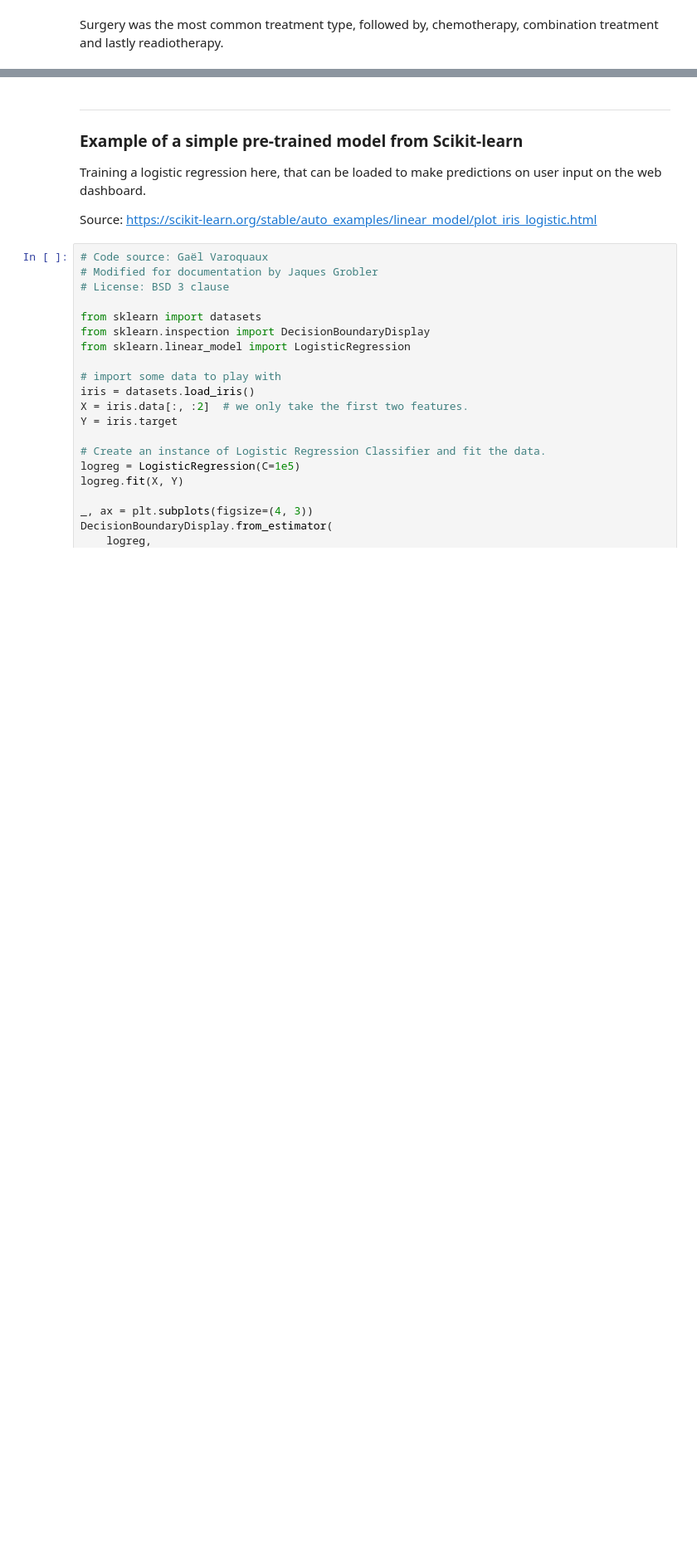
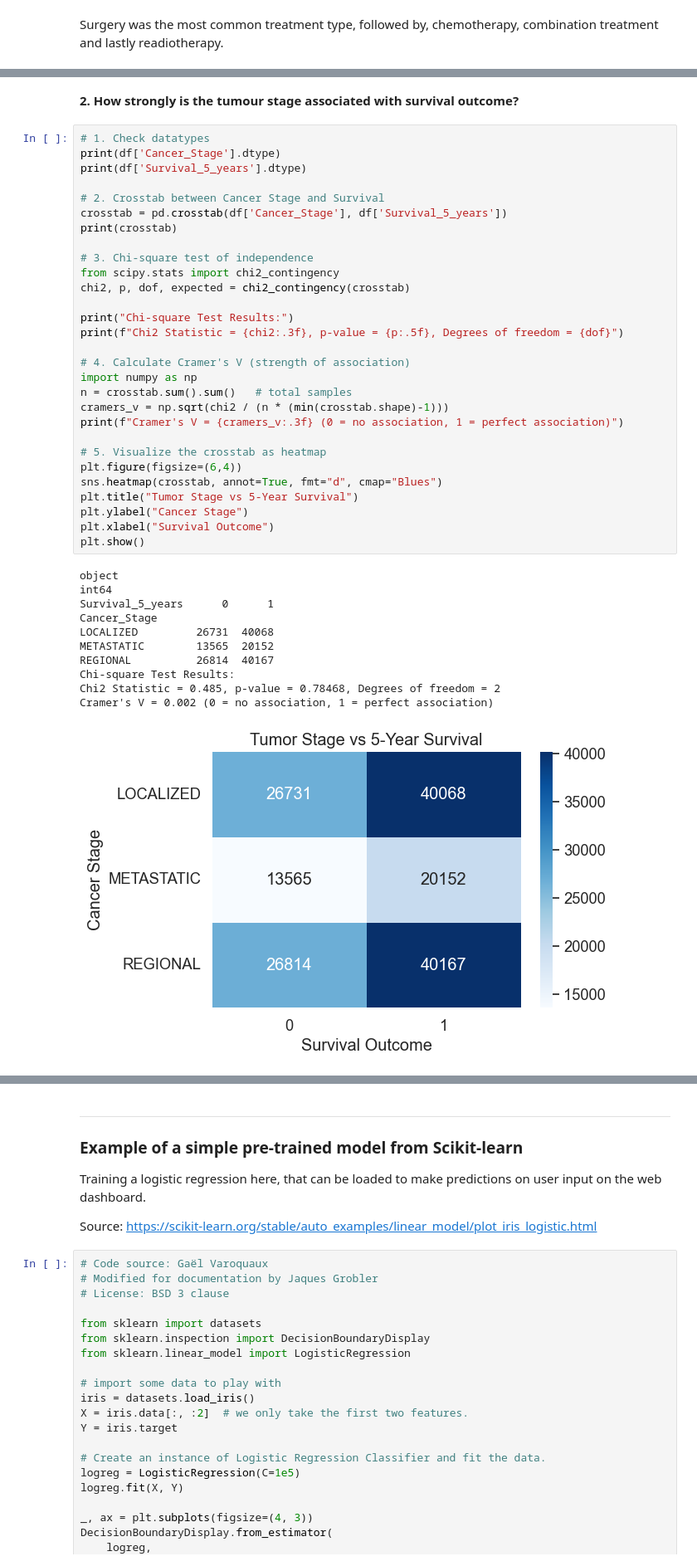
Before and after one commit to samriddhist/PROHI-dashboard-demo, a Jupyter notebook: jupyter-notebooks/data-analysis-pipeline.ipynb, the cells around one changed output, grey strips where cells are left out. Shown at 83% size. Saved outputs shown, nothing was run; the diff lists cells and outputs as text; blank space fills up the shorter version.

```diff
--- a/jupyter-notebooks/data-analysis-pipeline.ipynb
+++ b/jupyter-notebooks/data-analysis-pipeline.ipynb
@@ -660,0 +712,43 @@ Surgery was the most common treatment type, followed by, chemotherapy, combinati
+# %% [markdown]
+**2. How strongly is the tumour stage associated with survival outcome?**
+# %%
+# 1. Check datatypes
+print(df['Cancer_Stage'].dtype)
+print(df['Survival_5_years'].dtype)
+
+# 2. Crosstab between Cancer Stage and Survival
+crosstab = pd.crosstab(df['Cancer_Stage'], df['Survival_5_years'])
+print(crosstab)
+
+# 3. Chi-square test of independence
+from scipy.stats import chi2_contingency
+chi2, p, dof, expected = chi2_contingency(crosstab)
+
+print("Chi-square Test Results:")
+print(f"Chi2 Statistic = {chi2:.3f}, p-value = {p:.5f}, Degrees of freedom = {dof}")
+
+# 4. Calculate Cramer's V (strength of association)
+import numpy as np
+n = crosstab.sum().sum()   # total samples
+cramers_v = np.sqrt(chi2 / (n * (min(crosstab.shape)-1)))
+print(f"Cramer's V = {cramers_v:.3f} (0 = no association, 1 = perfect association)")
+
+# 5. Visualize the crosstab as heatmap
+plt.figure(figsize=(6,4))
+sns.heatmap(crosstab, annot=True, fmt="d", cmap="Blues")
+plt.title("Tumor Stage vs 5-Year Survival")
+plt.ylabel("Cancer Stage")
+plt.xlabel("Survival Outcome")
+plt.show()
+# %% [output]
+object
+int64
+Survival_5_years      0      1
+Cancer_Stage
+LOCALIZED         26731  40068
+METASTATIC        13565  20152
+REGIONAL          26814  40167
+Chi-square Test Results:
+Chi2 Statistic = 0.485, p-value = 0.78468, Degrees of freedom = 2
+Cramer's V = 0.002 (0 = no association, 1 = perfect association)
+[figure, added]
```
Also changed, not shown: parts of 19 cells of this notebook.
